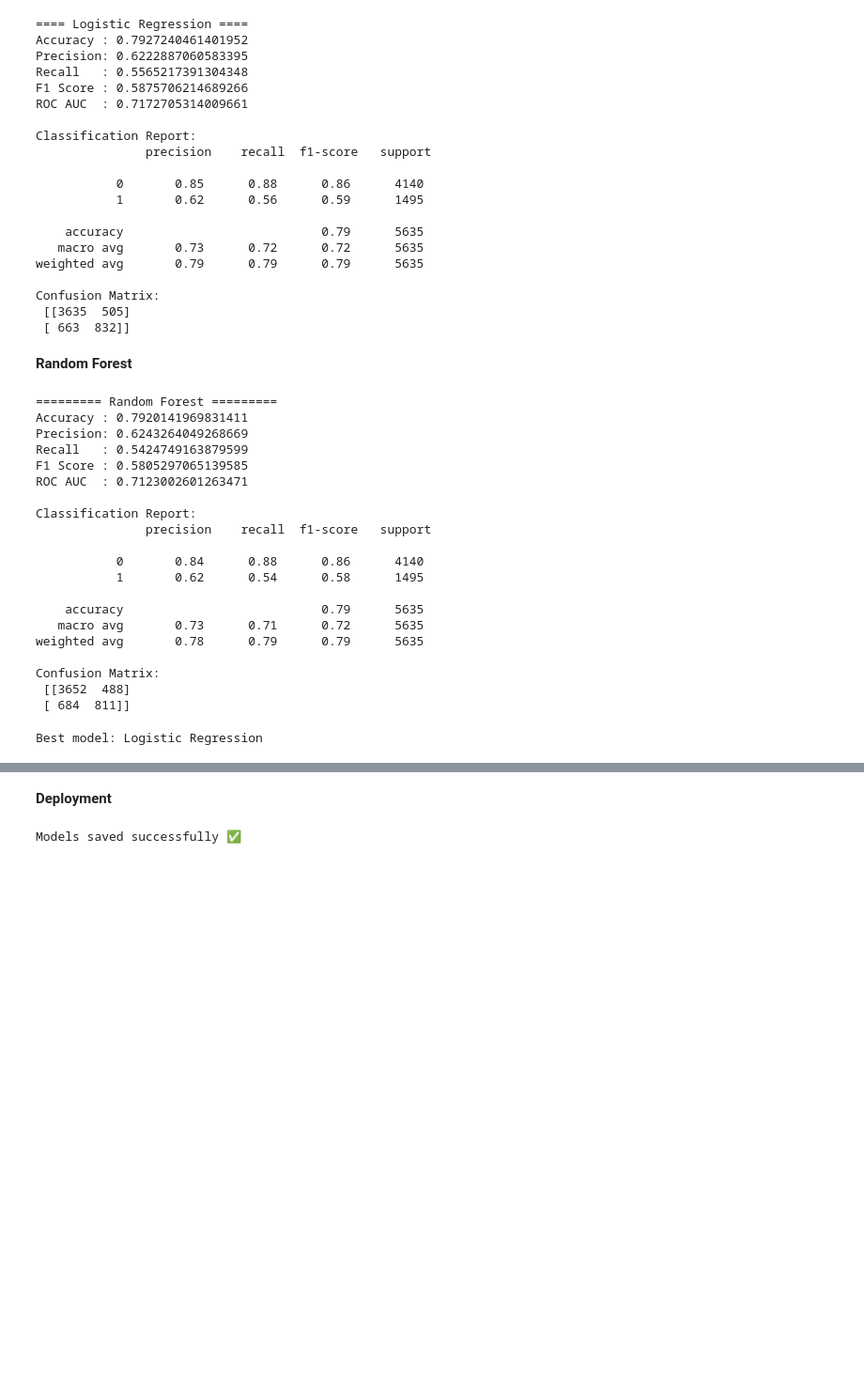
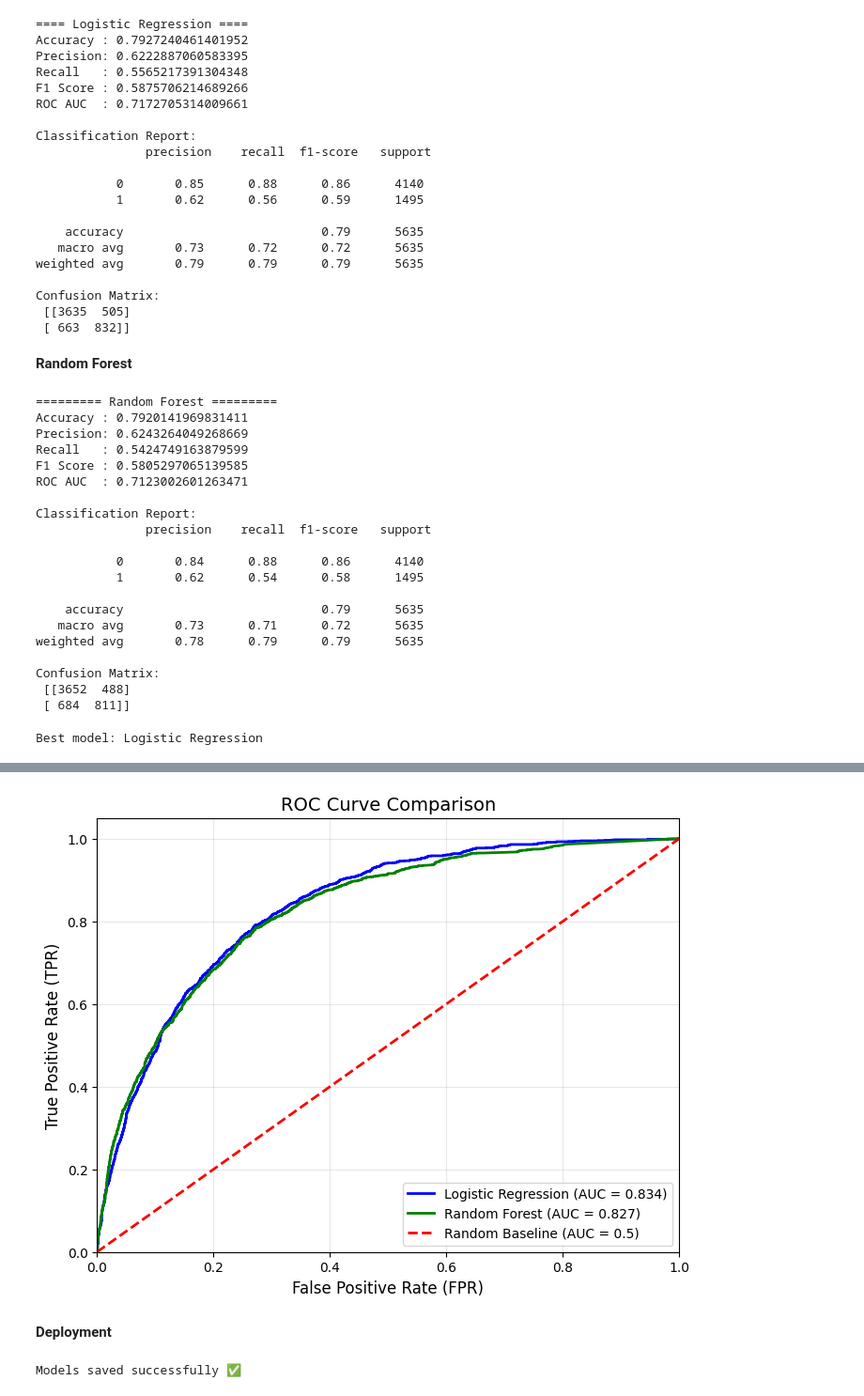
Before and after one commit to HemaMW7/ML-DA-NTI, a Jupyter notebook: Customer Churn Prediction.ipynb, the cells around one changed output, grey strips where cells are left out. Shown at 94% size. Cells and saved outputs as stored; diff of their text form; code cells hidden in the pictures; blank space fills up the shorter version.

```diff
--- a/Customer Churn Prediction.ipynb
+++ b/Customer Churn Prediction.ipynb
@@ -293,3 +293,72 @@ else:
     print("\nBest model: Logistic Regression")
 # %% [output]
 Best model: Logistic Regression
+# %%
+from sklearn.model_selection import cross_val_score
+from sklearn.pipeline import Pipeline
+from sklearn.metrics import roc_curve, auc
+
+
+print("=" * 50)
+print("Cross-Validation (5-Fold)")
+print("=" * 50)
+
+pipe_lr = Pipeline([
+    ("scaler", MinMaxScaler(feature_range=(0, 1))),
+    ("model", LogisticRegression(max_iter=1000, solver='liblinear'))
+])
+
+pipe_rf = Pipeline([
+    ("scaler", MinMaxScaler(feature_range=(0, 1))),
+    ("model", RandomForestClassifier(
+        n_estimators=25, max_depth=10, criterion='entropy',
+        random_state=42, max_features='sqrt', bootstrap=True
+    ))
+])
+
+cv_log = cross_val_score(pipe_lr, X, y, cv=5, scoring='f1')
+print(f"\nLogistic Regression CV F1 Scores: {cv_log}")
+print(f"Logistic Regression Mean F1     : {cv_log.mean():.4f}")
+print(f"Logistic Regression Std F1      : {cv_log.std():.4f}")
+
+cv_rF = cross_val_score(pipe_rf, X, y, cv=5, scoring='f1')
+print(f"\nRandom Forest CV F1 Scores: {cv_rF}")
+print(f"Random Forest Mean F1     : {cv_rF.mean():.4f}")
+print(f"Random Forest Std F1      : {cv_rF.std():.4f}")
+
+
+print("\n" + "=" * 50)
+print("ROC Curve & AUC")
+print("=" * 50)
+
+y_prob_log = logRreg_model.predict_proba(X_test)[:, 1]
+y_prob_rF  = rF_model.predict_proba(X_test)[:, 1]
+
+fpr_log, tpr_log, _ = roc_curve(y_test, y_prob_log)
+fpr_rF,  tpr_rF,  _ = roc_curve(y_test, y_prob_rF)
+
+auc_log = auc(fpr_log, tpr_log)
+auc_rF  = auc(fpr_rF,  tpr_rF)
+
+
+print(f"\nLogistic Regression AUC: {auc_log:.4f}")
+print(f"Random Forest AUC      : {auc_rF:.4f}")
+
+plt.figure(figsize=(8, 6))
+
+plt.plot(fpr_log, tpr_log, color='blue', lw=2,
+         label=f'Logistic Regression (AUC = {auc_log:.3f})')
+plt.plot(fpr_rF, tpr_rF, color='green', lw=2,
+         label=f'Random Forest (AUC = {auc_rF:.3f})')
+plt.plot([0, 1], [0, 1], color='red', lw=2,
+         linestyle='--', label='Random Baseline (AUC = 0.5)')
+
+plt.xlim([0.0, 1.0])
+plt.ylim([0.0, 1.05])
+plt.xlabel('False Positive Rate (FPR)', fontsize=12)
+plt.ylabel('True Positive Rate (TPR)', fontsize=12)
+plt.title('ROC Curve Comparison', fontsize=14)
+plt.legend(loc='lower right')
+plt.grid(alpha=0.3)
+plt.show()
+# %% [output]
@@ -296,3 +383,4 @@ Best model: Logistic Regression
+[figure, added]
 # %% [markdown]
 **Deployment**
 # %%
```
Also changed, not shown: parts of 1 cell of this notebook, 1 other file.
